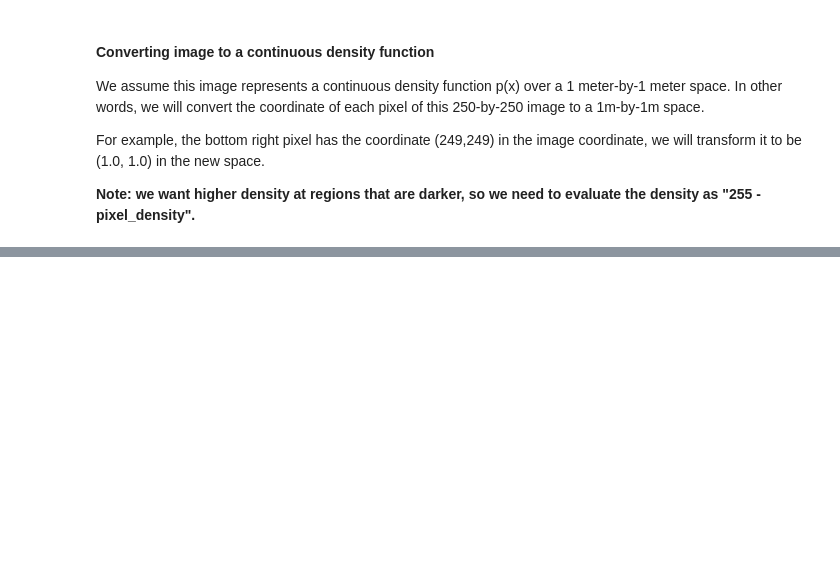
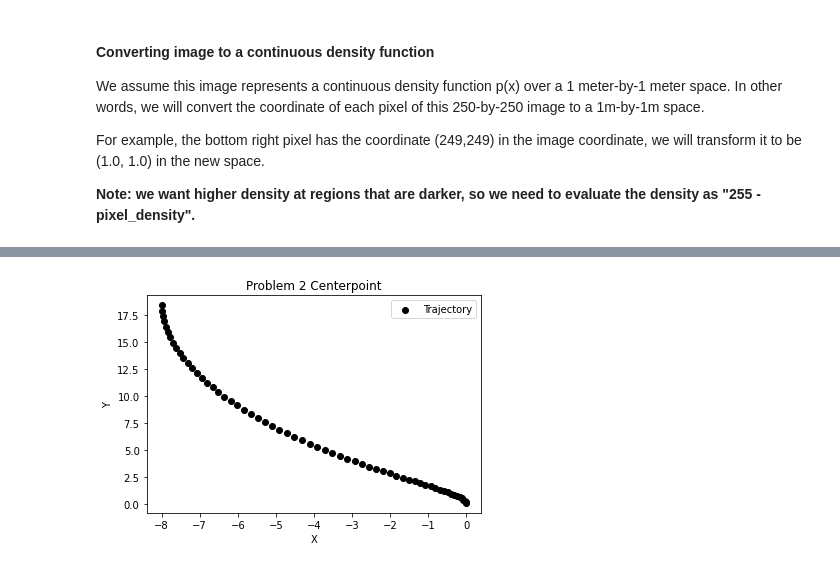
Before and after one commit to Schelbert197/active_learning, a Jupyter notebook: homework3.ipynb, the cells around one changed output, grey strips where cells are left out. Cells and saved outputs as stored; diff of their text form; code cells hidden in the pictures; blank space fills up the shorter version.

```diff
--- a/homework3.ipynb
+++ b/homework3.ipynb
@@ -98,0 +283,31 @@ plt.close()
+# %%
+# Problem 2
+
+# # Create trajectory
+# time = 0.0
+# x_traj = []
+# y_traj = []
+# while time <= 2*np.pi:
+#     theta = (np.pi * 0.5) + (time * -0.5)
+#     x_val = np.cos(theta) * time
+#     y_val = np.sin(theta) * time
+#     x_traj.append(x_val)
+#     y_traj.append(y_val)
+#     time += 0.1
+
+# Create dummy scatter plots for legend
+plt.scatter(traj[0], traj[1], color='black', label='Trajectory')
+# plt.scatter([], [], color='red', label='Negative')
+
+# L_mat = compute_L(X, Y, sampled_locations, results)
+# Add legend
+# plt.imshow(L_mat, extent=[0, 1, 0, 1], cmap='gray',
+#            origin='lower', aspect='auto')
+plt.legend(loc='upper right')
+# plt.colorbar(label='Center heatmap prob')
+plt.title('Problem 2 Centerpoint')
+plt.xlabel('X')
+plt.ylabel('Y')
+plt.show()
+# %% [output]
+[figure, added]
```
Also changed, not shown: parts of 4 cells of this notebook.
